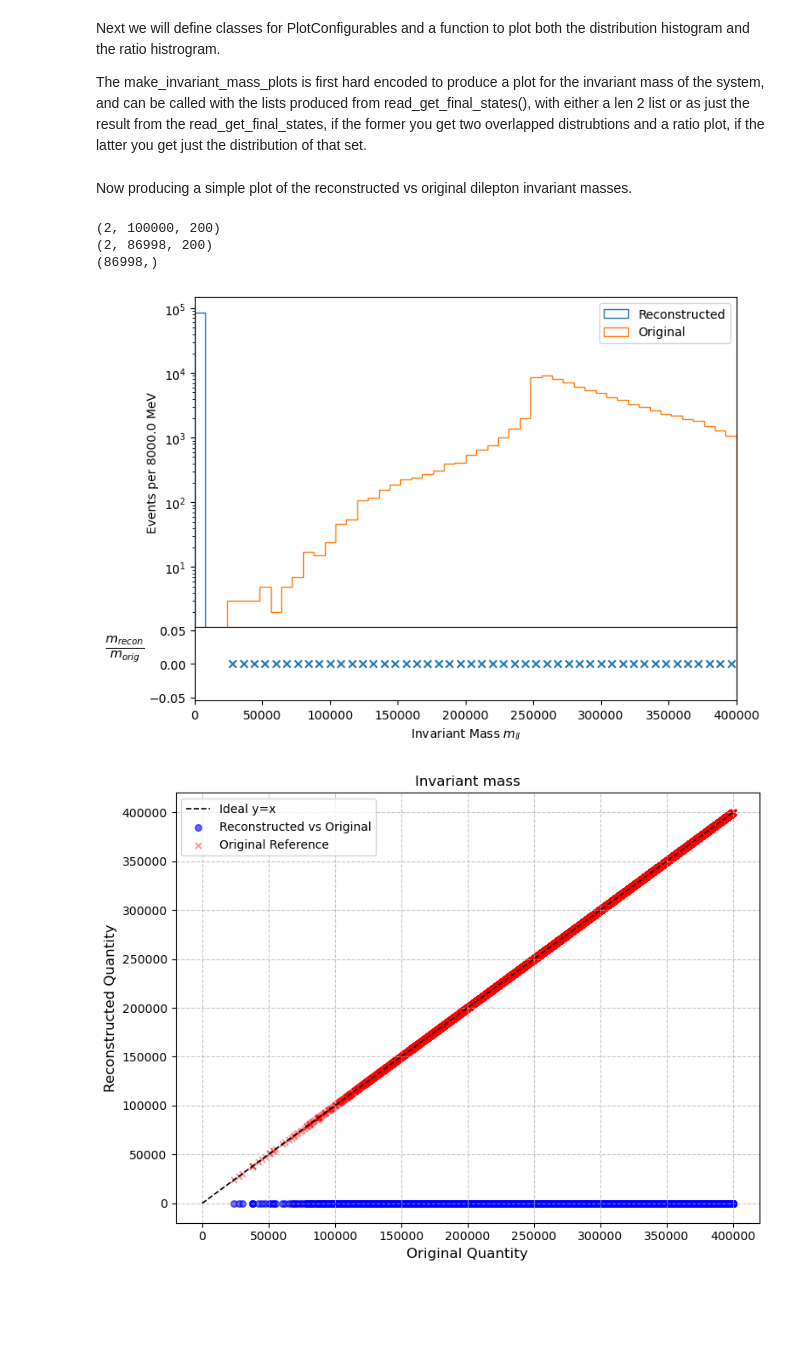
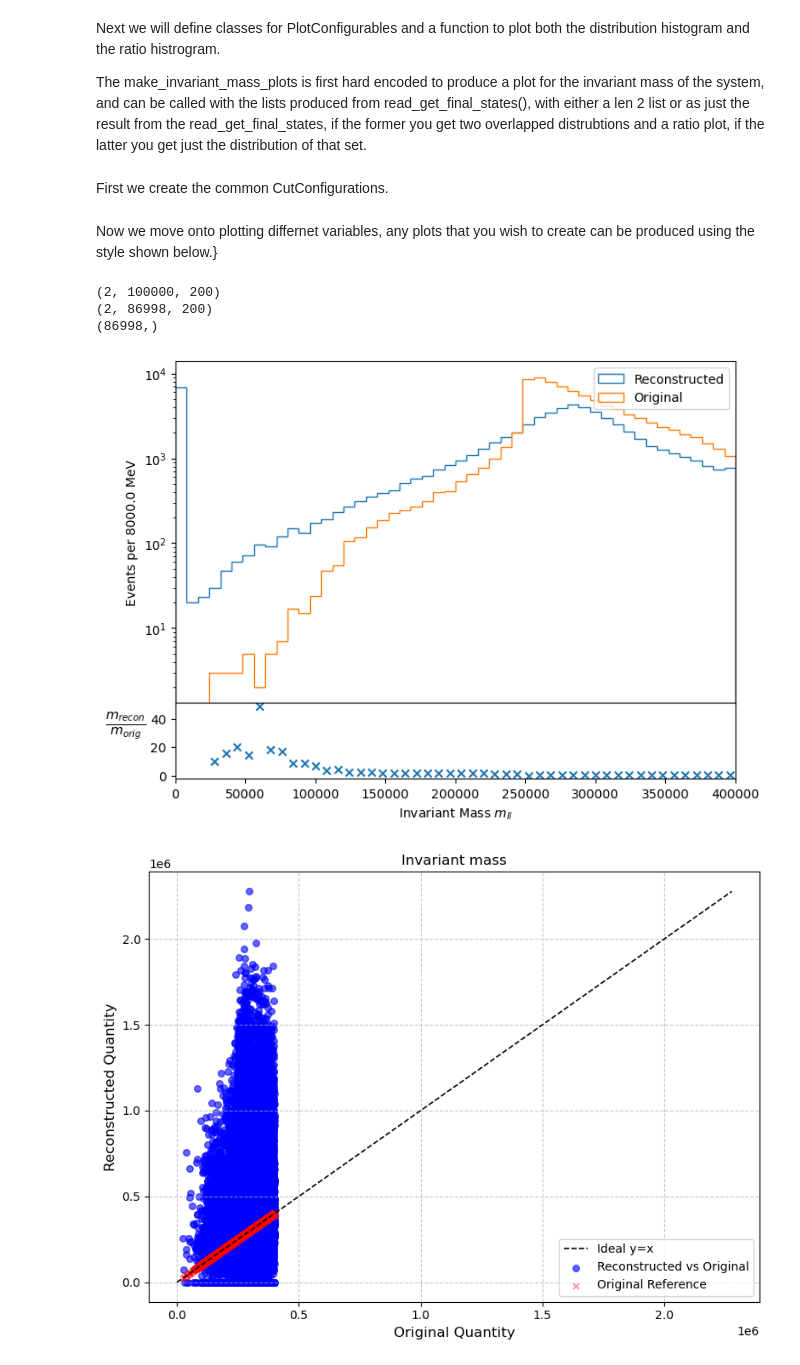
Before and after one commit to jackgoodsall/baler, a Jupyter notebook: HEPMCArea/Notebooks/final_state_plots.ipynb, the cells around one changed output. Cells and saved outputs as stored; diff of their text form; code cells hidden in the pictures; blank space fills up the shorter version.

```diff
--- a/HEPMCArea/Notebooks/final_state_plots.ipynb
+++ b/HEPMCArea/Notebooks/final_state_plots.ipynb
@@ -293,28 +293,30 @@ def make_distribution_plots(particle_lists: List[List[float]],
         plt.tight_layout()
         plt.show()
 # %% [markdown]
-Now producing a simple plot of the reconstructed vs original dilepton invariant masses.
+First we create the common CutConfigurations.
 # %%
 cut_config = CutConfigurations()
 cut_config.add_cut(event_cuts.TransverseMomentumCut, pt0_lower=25000,  pt1_lower=20000)
 cut_config.add_cut(event_cuts.EtaCut)
+# %% [markdown]
+Now we move onto plotting differnet variables, any plots that you wish to create can be produced using the style shown below.}
 # %%
 invariant_mass_config = HistConfigurations(r"Invariant Mass $m_{ll}$",  r"Events ", "",
                                            legend = True, range = (0, 400_000),
                                            label = "Reconstructed", label_two = "Original",
                                            bins = 50,
                                            ratio_y_label = r"$\frac{m_{recon}}{m_{orig}}$",
                                            to_plot_scatter = True,
 
                                            scatter_title = r"Invariant mass")
 
-make_distribution_plots([reconstructed_particles, original_particles], calc_variables.calc_invariant_mass_cylindrical, invariant_mass_config, cut_config=cut_config)
+make_distribution_plots([reconstructed_particles, original_particles], calc_variables.calc_invariant_mass, invariant_mass_config, cut_config=cut_config)
 # %% [output]
 (2, 100000, 200)
 (2, 86998, 200)
 (86998,)
-[figure, old version]
+[figure, new version]
-[figure, old version]
+[figure, new version]
 # %%
 transvere_momentum_config = HistConfigurations(r"Transverse Momentum $p_t$",  r"Events ", "",
                                            legend = True, range = (0, 400_000),
```
Also changed, not shown: parts of 7 cells of this notebook, 6 other files.
